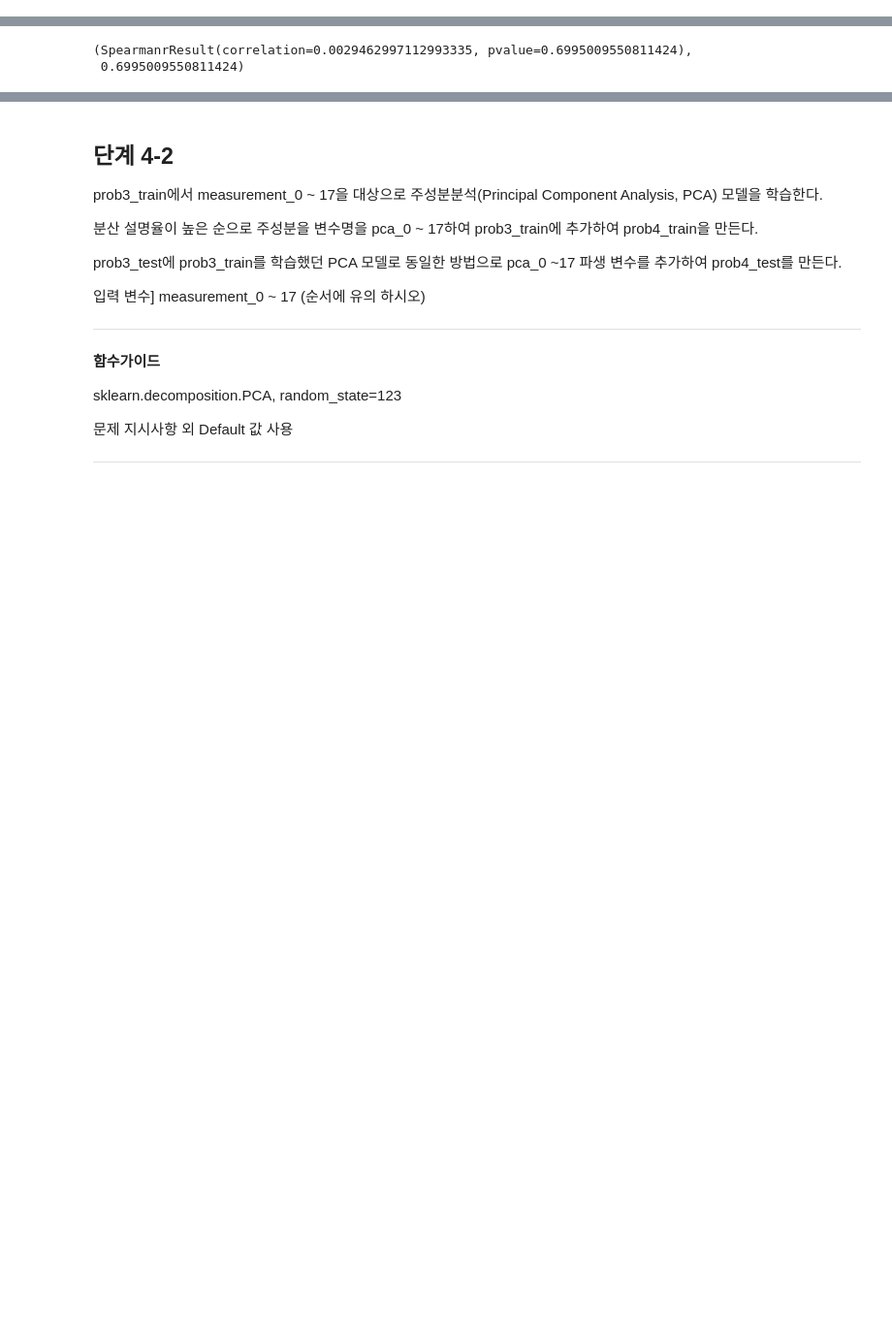
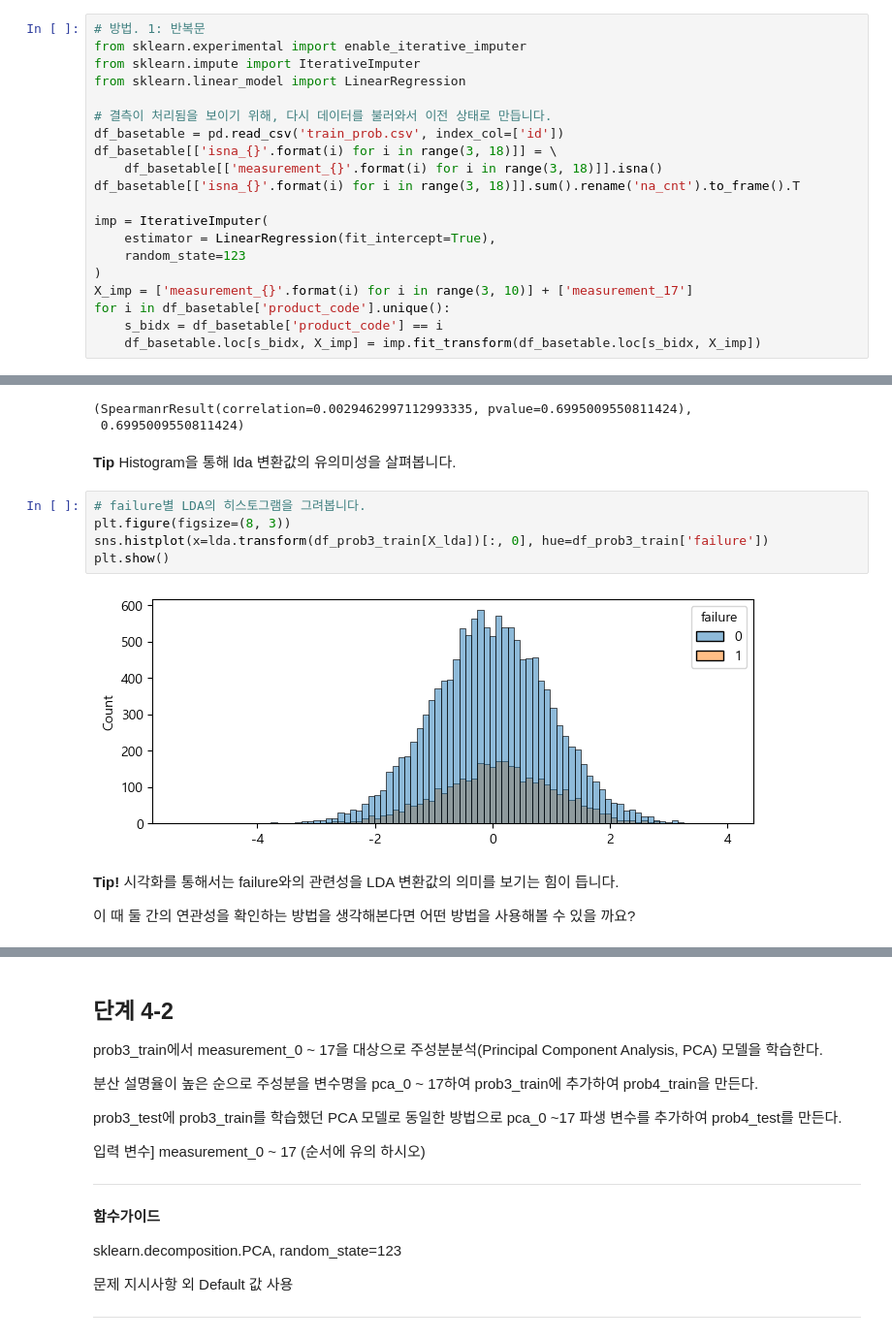
Before and after one commit to sunkusun9/DS_lv3_2410, a Jupyter notebook: sec_ds_lv3_prob1_prob.ipynb, the cells around one changed output, grey strips where cells are left out. Shown at 97% size. Drawn from its saved outputs; the diff is of its cells as text; blank space fills up the shorter version.

```diff
--- a/sec_ds_lv3_prob1_prob.ipynb
+++ b/sec_ds_lv3_prob1_prob.ipynb
@@ -255,0 +252,20 @@ df_basetable[X_imp] = df_basetable.groupby('product_code')[X_imp].apply(
+# %%
+# 방법. 1: 반복문
+from sklearn.experimental import enable_iterative_imputer
+from sklearn.impute import IterativeImputer
+from sklearn.linear_model import LinearRegression
+
+# 결측이 처리됨을 보이기 위해, 다시 데이터를 불러와서 이전 상태로 만듭니다.
+df_basetable = pd.read_csv('train_prob.csv', index_col=['id'])
+df_basetable[['isna_{}'.format(i) for i in range(3, 18)]] = \
+    df_basetable[['measurement_{}'.format(i) for i in range(3, 18)]].isna()
+df_basetable[['isna_{}'.format(i) for i in range(3, 18)]].sum().rename('na_cnt').to_frame().T
+
+imp = IterativeImputer(
+    estimator = LinearRegression(fit_intercept=True),
+    random_state=123
+)
+X_imp = ['measurement_{}'.format(i) for i in range(3, 10)] + ['measurement_17']
+for i in df_basetable['product_code'].unique():
+    s_bidx = df_basetable['product_code'] == i
+    df_basetable.loc[s_bidx, X_imp] = imp.fit_transform(df_basetable.loc[s_bidx, X_imp])
@@ -1121,3 +1321,16 @@ result_4_1, A
 # %% [output]
 (SpearmanrResult(correlation=0.0029462997112993335, pvalue=0.6995009550811424),
  0.6995009550811424)
+# %% [markdown]
+**Tip** Histogram을 통해 lda 변환값의 유의미성을 살펴봅니다.
+# %%
+# failure별 LDA의 히스토그램을 그려봅니다.
+plt.figure(figsize=(8, 3))
+sns.histplot(x=lda.transform(df_prob3_train[X_lda])[:, 0], hue=df_prob3_train['failure'])
+plt.show()
+# %% [output]
+[figure, added]
+# %% [markdown]
+**Tip!** 시각화를 통해서는 failure와의 관련성을 LDA 변환값의 의미를 보기는 힘이 듭니다.
+
+이 때 둘 간의 연관성을 확인하는 방법을 생각해본다면 어떤 방법을 사용해볼 수 있을 까요?
```
Also changed, not shown: parts of 105 cells of this notebook.
